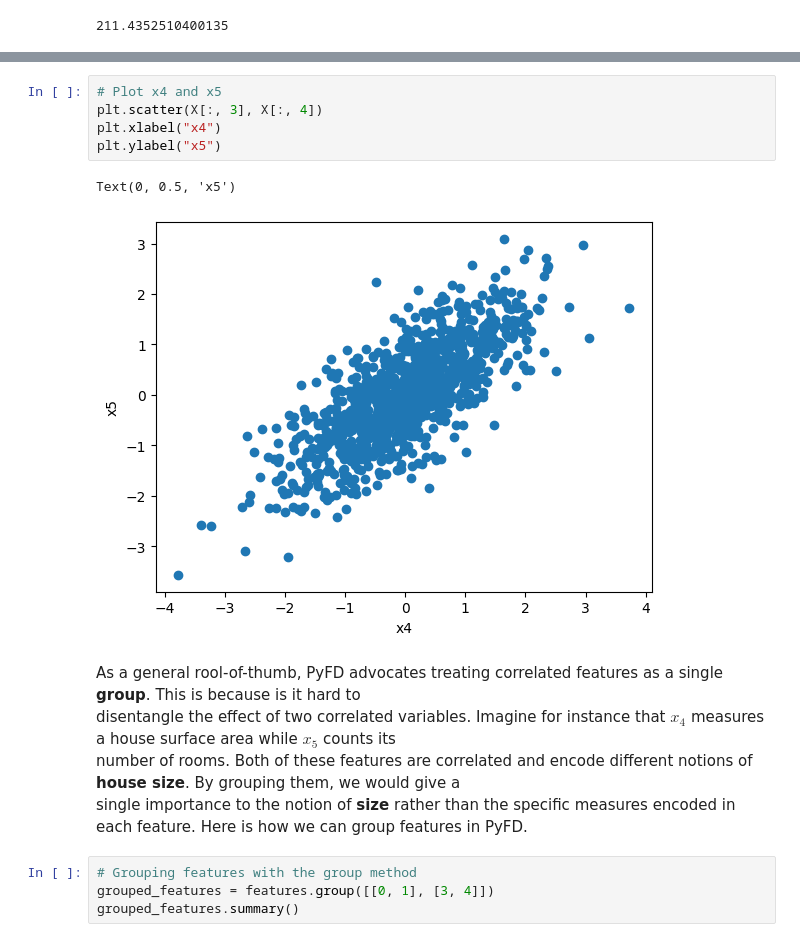
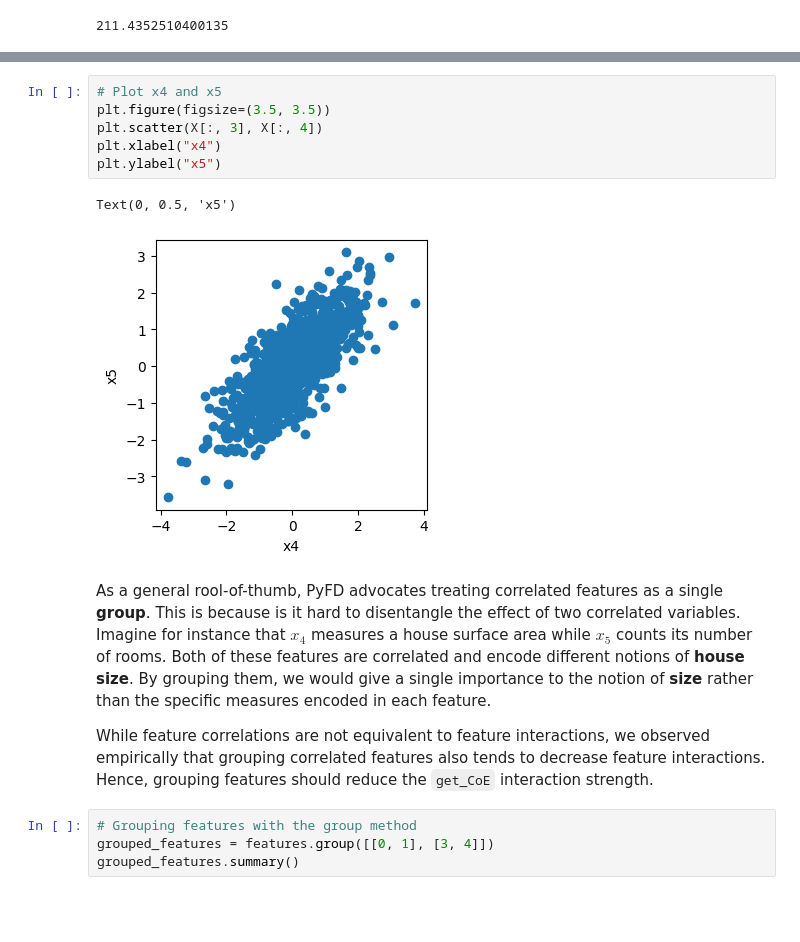
Before and after one commit to gablabc/PyFD, a Jupyter notebook: tutorials/1-1-PyFD-Introduction.ipynb, the cells around one changed output, grey strips where cells are left out. Cells and saved outputs as stored; diff of their text form; blank space fills up the shorter version.

```diff
--- a/tutorials/1-1-PyFD-Introduction.ipynb
+++ b/tutorials/1-1-PyFD-Introduction.ipynb
@@ -197,16 +194,17 @@ for i in range(5):
 # %%
 # Plot x4 and x5
+plt.figure(figsize=(3.5, 3.5))
 plt.scatter(X[:, 3], X[:, 4])
 plt.xlabel("x4")
 plt.ylabel("x5")
 # %% [output]
 Text(0, 0.5, 'x5')
-[figure, old version]
+[figure, new version]
 # %% [markdown]
-As a general rool-of-thumb, PyFD advocates treating correlated features as a single **group**. This is because is it hard to<br>
-disentangle the effect of two correlated variables. Imagine for instance that $x_4$ measures a house surface area while $x_5$ counts its <br>
-number of rooms. Both of these features are correlated and encode different notions of **house size**. By grouping them, we would give a <br>
-single importance to the notion of **size** rather than the specific measures encoded in each feature. Here is how we can group features in PyFD.
+As a general rool-of-thumb, PyFD advocates treating correlated features as a single **group**. This is because is it hard to disentangle the effect of two correlated variables. Imagine for instance that $x_4$ measures a
+house surface area while $x_5$ counts its  number of rooms. Both of these features are correlated and encode different notions of **house size**. By grouping them, we would give a single importance to the notion of **size** rather than the specific measures encoded in each feature.
+
+While feature correlations are not equivalent to feature interactions, we observed empirically that grouping correlated features also tends to decrease feature interactions. Hence, grouping features should reduce the `get_CoE` interaction strength.
 # %%
 # Grouping features with the group method
 grouped_features = features.group([[0, 1], [3, 4]])
```
Also changed, not shown: parts of 20 cells of this notebook, 2 other files.
